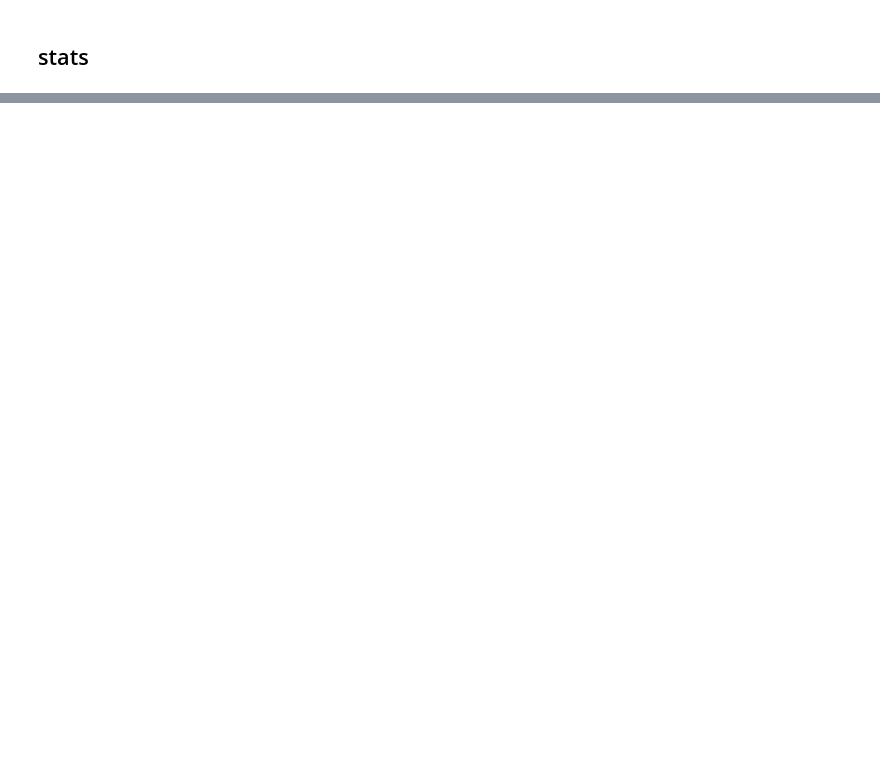
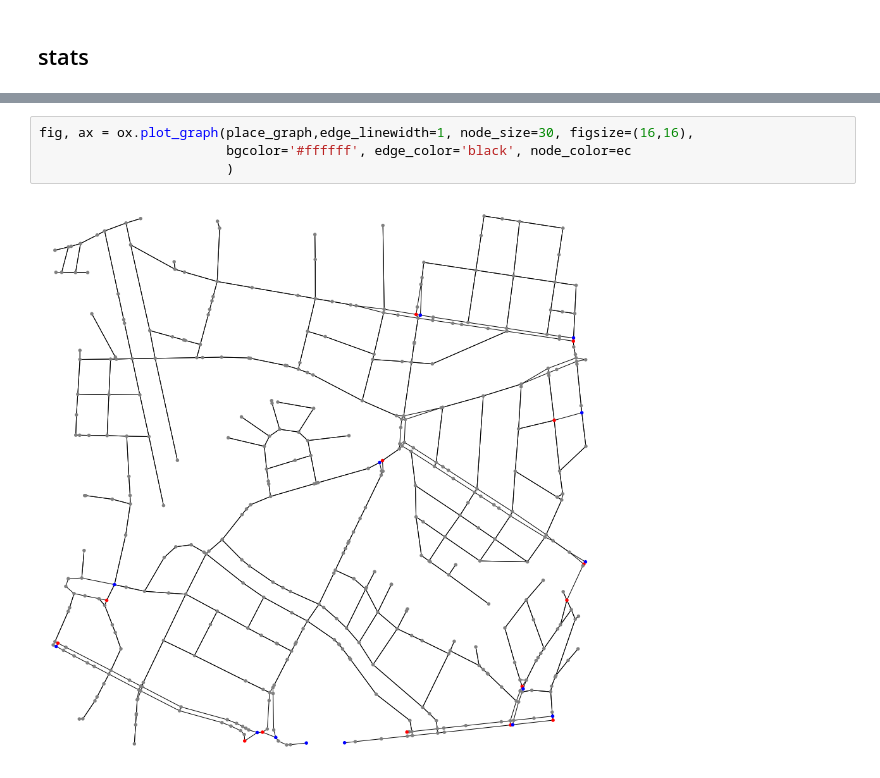
Before and after one commit to timonpalm/streetCover, a Jupyter notebook: streetCover.ipynb, the cells around one changed output, grey strips where cells are left out. Cells and saved outputs as stored; diff of their text form; blank space fills up the shorter version.

```diff
--- a/streetCover.ipynb
+++ b/streetCover.ipynb
@@ -37,0 +52,6 @@ fig, ax = ox.plot_graph(place_graph,edge_linewidth=1, node_size=3, figsize=(16,1
+# %%
+fig, ax = ox.plot_graph(place_graph,edge_linewidth=1, node_size=30, figsize=(16,16),
+                        bgcolor='#ffffff', edge_color='black', node_color=ec
+                        )
+# %% [output]
+[figure, added]
```
Also changed, not shown: parts of 12 cells of this notebook, 1 other file.
